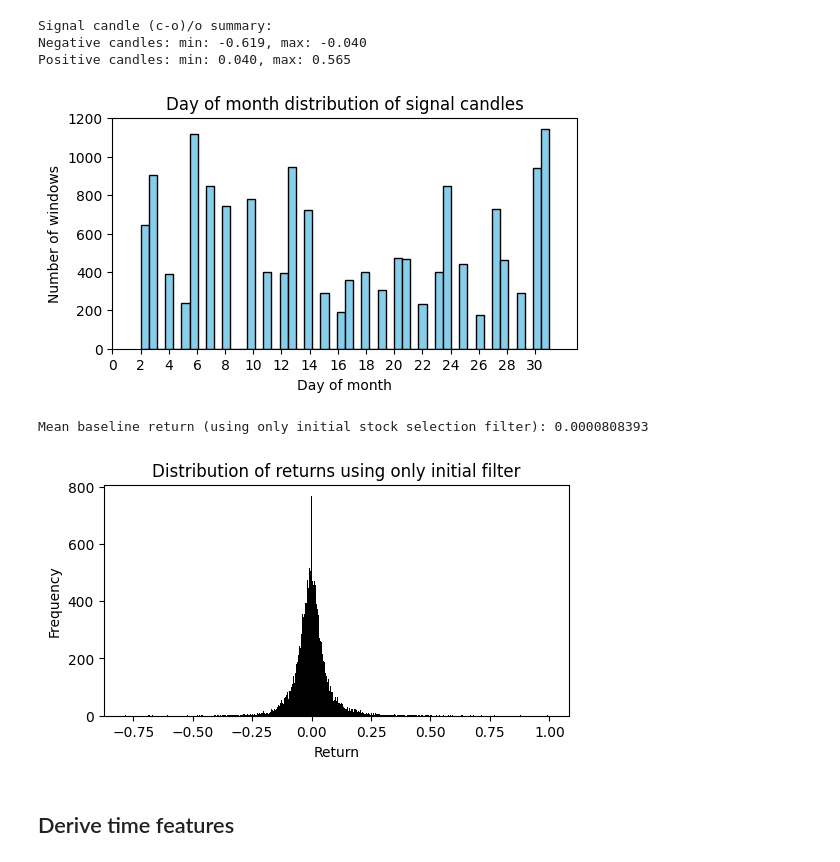
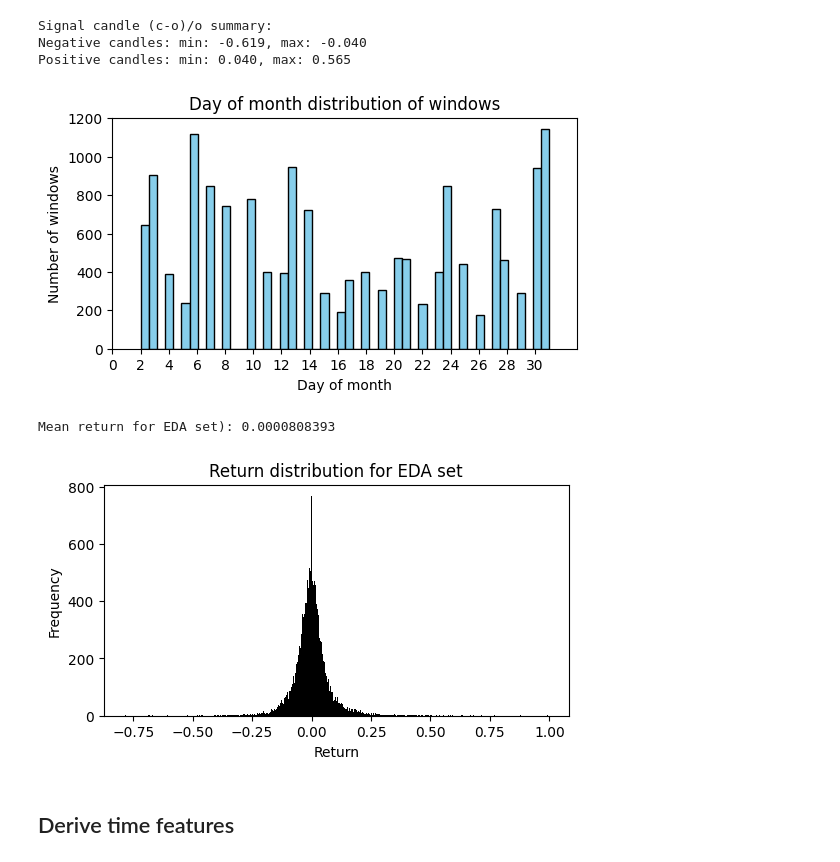
Before and after one commit to ladih/Candlestick-windows, a Jupyter notebook: candlewindows.ipynb, the cells around one changed output. Saved outputs shown, nothing was run; the diff lists cells and outputs as text; code cells hidden in the pictures.

```diff
--- a/candlewindows.ipynb
+++ b/candlewindows.ipynb
@@ -301,33 +301,33 @@ plt.figure(figsize=(6,3))
 plt.hist(dayofmonths, bins=50, color='skyblue', edgecolor='black')
 plt.xlabel('Day of month')
 plt.ylabel('Number of windows')
-plt.title(f'Day of month distribution of signal candles')
+plt.title(f'Day of month distribution of windows')
 plt.xticks(np.arange(0, 31, 2))
 plt.xlim(0, 33)
 plt.show()
 # %% [output]
-[figure, old version]
+[figure, new version]
 # %%
-# Baseline return for windows_eda
+# Returns for windows in EDA set
 c_stack = np.stack([w_df['c'] for w_df in windows_eda])
 o_stack = np.stack([w_df['o'] for w_df in windows_eda])
 
 returns_eda = (c_stack[:, I_SELL_CANDLE] - o_stack[:, I_BUY_CANDLE]) / o_stack[:, I_BUY_CANDLE]
-baseline = np.mean(returns_eda)
-print(f"Mean baseline return (using only initial stock selection filter): {baseline:.10f}")
+baseline_eda = np.mean(returns_eda)
+print(f"Mean return for EDA set): {baseline_eda:.10f}")
 # %% [output]
-Mean baseline return (using only initial stock selection filter): 0.0000808393
+Mean return for EDA set): 0.0000808393
 # %%
-# Distribution of returns using only the initial stock selection
+# Distribution of returns for EDA set
 # filter: vol > 650000, high > 1, (high-low)/low > 0.1
 plt.figure(figsize=(6,3))
 plt.hist(returns_eda, bins=500, color='black', label="top10")
-plt.title("Distribution of returns using only initial filter")
+plt.title("Return distribution for EDA set")
 plt.xlabel("Return")
 plt.ylabel("Frequency")
 plt.show()
 # %% [output]
-[figure, old version]
+[figure, new version]
 # %% [markdown]
 ## Derive time features
 # %%
```
Also changed, not shown: parts of 25 cells of this notebook, 1 other file.
